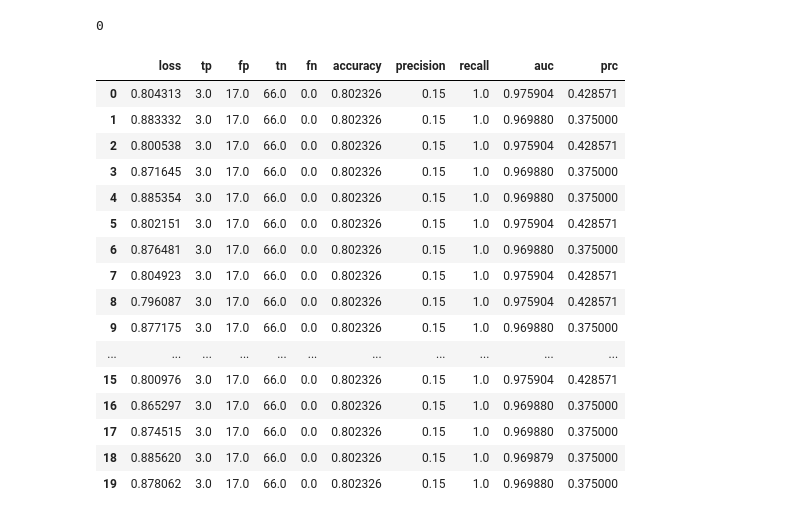
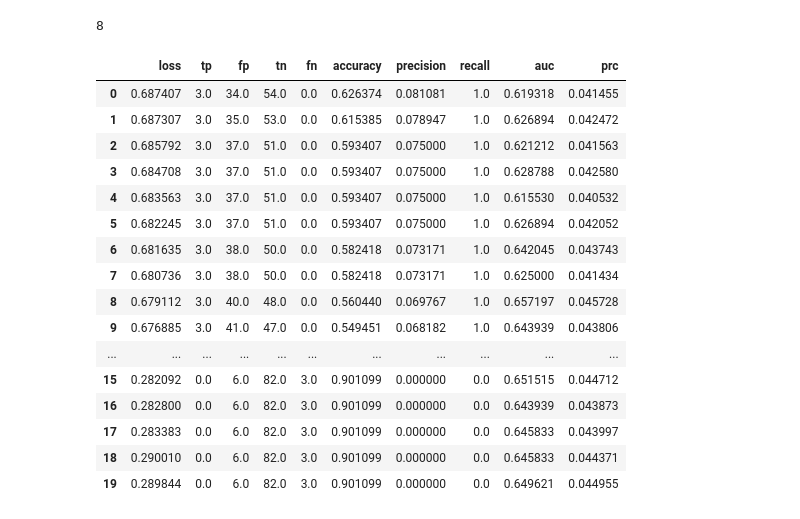
Before and after one commit to valegrei/crisis-forecasting, a Jupyter notebook: test.ipynb, the cells around one changed output. Cells and saved outputs as stored; diff of their text form; code cells hidden in the pictures.

```diff
--- a/test.ipynb
+++ b/test.ipynb
@@ -1,25 +1,25 @@
 # %%
 import pandas as pd
 # %%
-df = pd.read_csv('modelamiento/modelos/MLP_TL_PERU_1_20221230_1644.csv')
+df = pd.read_csv('modelamiento/modelos/CNN_USA_12_20221230_1717.csv')
 print(df['prc'].argmax())
 df
 # %% [output]
-0
+8
 |  | loss | tp | fp | tn | fn | accuracy | precision | recall | auc | prc |
-| 0 | 0.804313 | 3.0 | 17.0 | 66.0 | 0.0 | 0.802326 | 0.15 | 1.0 | 0.975904 | 0.428571 |
-| 1 | 0.883332 | 3.0 | 17.0 | 66.0 | 0.0 | 0.802326 | 0.15 | 1.0 | 0.969880 | 0.375000 |
-| 2 | 0.800538 | 3.0 | 17.0 | 66.0 | 0.0 | 0.802326 | 0.15 | 1.0 | 0.975904 | 0.428571 |
-| 3 | 0.871645 | 3.0 | 17.0 | 66.0 | 0.0 | 0.802326 | 0.15 | 1.0 | 0.969880 | 0.375000 |
-| 4 | 0.885354 | 3.0 | 17.0 | 66.0 | 0.0 | 0.802326 | 0.15 | 1.0 | 0.969880 | 0.375000 |
-| 5 | 0.802151 | 3.0 | 17.0 | 66.0 | 0.0 | 0.802326 | 0.15 | 1.0 | 0.975904 | 0.428571 |
-| 6 | 0.876481 | 3.0 | 17.0 | 66.0 | 0.0 | 0.802326 | 0.15 | 1.0 | 0.969880 | 0.375000 |
-| 7 | 0.804923 | 3.0 | 17.0 | 66.0 | 0.0 | 0.802326 | 0.15 | 1.0 | 0.975904 | 0.428571 |
-| 8 | 0.796087 | 3.0 | 17.0 | 66.0 | 0.0 | 0.802326 | 0.15 | 1.0 | 0.975904 | 0.428571 |
-| 9 | 0.877175 | 3.0 | 17.0 | 66.0 | 0.0 | 0.802326 | 0.15 | 1.0 | 0.969880 | 0.375000 |
+| 0 | 0.687407 | 3.0 | 34.0 | 54.0 | 0.0 | 0.626374 | 0.081081 | 1.0 | 0.619318 | 0.041455 |
+| 1 | 0.687307 | 3.0 | 35.0 | 53.0 | 0.0 | 0.615385 | 0.078947 | 1.0 | 0.626894 | 0.042472 |
+| 2 | 0.685792 | 3.0 | 37.0 | 51.0 | 0.0 | 0.593407 | 0.075000 | 1.0 | 0.621212 | 0.041563 |
+| 3 | 0.684708 | 3.0 | 37.0 | 51.0 | 0.0 | 0.593407 | 0.075000 | 1.0 | 0.628788 | 0.042580 |
+| 4 | 0.683563 | 3.0 | 37.0 | 51.0 | 0.0 | 0.593407 | 0.075000 | 1.0 | 0.615530 | 0.040532 |
+| 5 | 0.682245 | 3.0 | 37.0 | 51.0 | 0.0 | 0.593407 | 0.075000 | 1.0 | 0.626894 | 0.042052 |
+| 6 | 0.681635 | 3.0 | 38.0 | 50.0 | 0.0 | 0.582418 | 0.073171 | 1.0 | 0.642045 | 0.043743 |
+| 7 | 0.680736 | 3.0 | 38.0 | 50.0 | 0.0 | 0.582418 | 0.073171 | 1.0 | 0.625000 | 0.041434 |
+| 8 | 0.679112 | 3.0 | 40.0 | 48.0 | 0.0 | 0.560440 | 0.069767 | 1.0 | 0.657197 | 0.045728 |
+| 9 | 0.676885 | 3.0 | 41.0 | 47.0 | 0.0 | 0.549451 | 0.068182 | 1.0 | 0.643939 | 0.043806 |
 | ... | ... | ... | ... | ... | ... | ... | ... | ... | ... | ... |
-| 15 | 0.800976 | 3.0 | 17.0 | 66.0 | 0.0 | 0.802326 | 0.15 | 1.0 | 0.975904 | 0.428571 |
-| 16 | 0.865297 | 3.0 | 17.0 | 66.0 | 0.0 | 0.802326 | 0.15 | 1.0 | 0.969880 | 0.375000 |
-| 17 | 0.874515 | 3.0 | 17.0 | 66.0 | 0.0 | 0.802326 | 0.15 | 1.0 | 0.969880 | 0.375000 |
-| 18 | 0.885620 | 3.0 | 17.0 | 66.0 | 0.0 | 0.802326 | 0.15 | 1.0 | 0.969879 | 0.375000 |
-| 19 | 0.878062 | 3.0 | 17.0 | 66.0 | 0.0 | 0.802326 | 0.15 | 1.0 | 0.969880 | 0.375000 |
+| 15 | 0.282092 | 0.0 | 6.0 | 82.0 | 3.0 | 0.901099 | 0.000000 | 0.0 | 0.651515 | 0.044712 |
+| 16 | 0.282800 | 0.0 | 6.0 | 82.0 | 3.0 | 0.901099 | 0.000000 | 0.0 | 0.643939 | 0.043873 |
+| 17 | 0.283383 | 0.0 | 6.0 | 82.0 | 3.0 | 0.901099 | 0.000000 | 0.0 | 0.645833 | 0.043997 |
+| 18 | 0.290010 | 0.0 | 6.0 | 82.0 | 3.0 | 0.901099 | 0.000000 | 0.0 | 0.645833 | 0.044371 |
+| 19 | 0.289844 | 0.0 | 6.0 | 82.0 | 3.0 | 0.901099 | 0.000000 | 0.0 | 0.649621 | 0.044955 |
```
Also changed, not shown: 12 other files.
